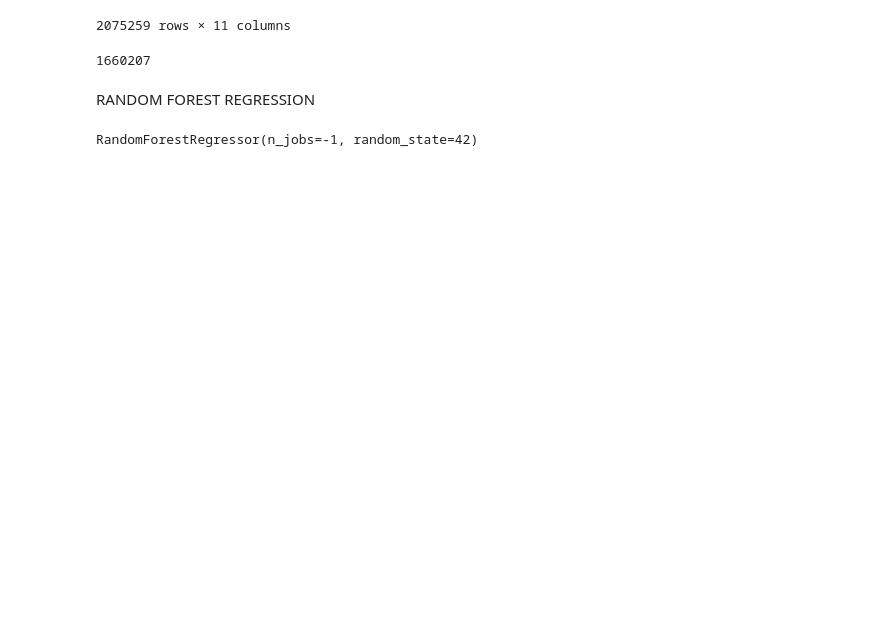
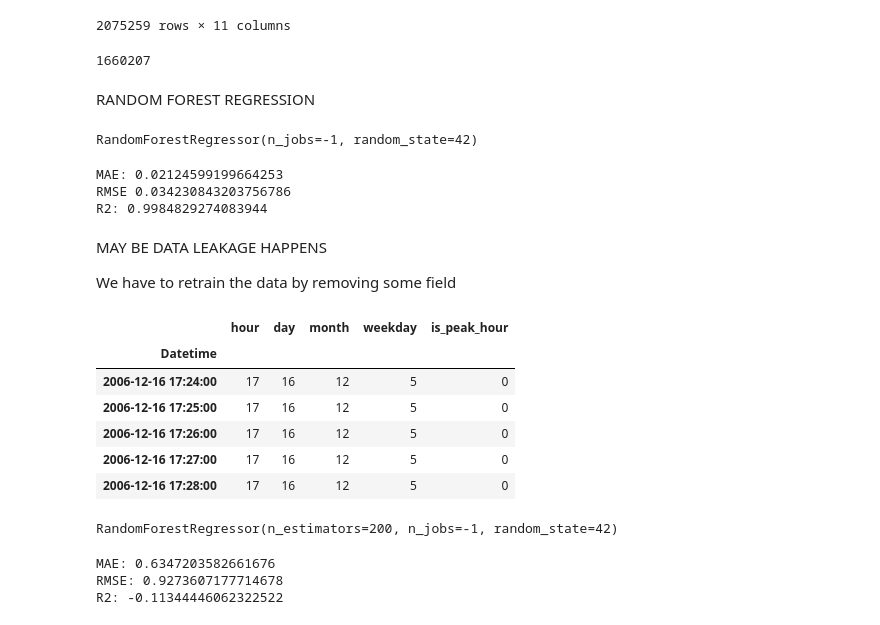
Before and after one commit to mohitgthb/OptiWatt, a Jupyter notebook: notebooks/01_data_preprocessing.ipynb, the cells around one changed output. Saved outputs shown, nothing was run; the diff lists cells and outputs as text; code cells hidden in the pictures; blank space fills up the shorter version.

Commit message:
Data leakage happend, retrain the model

```diff
--- a/notebooks/01_data_preprocessing.ipynb
+++ b/notebooks/01_data_preprocessing.ipynb
@@ -261,3 +261,35 @@ rf = RandomForestRegressor(
 rf.fit(X_train, y_train)
 # %% [output]
 RandomForestRegressor(n_jobs=-1, random_state=42)
+# %%
+from sklearn.metrics import mean_absolute_error, mean_squared_error, r2_score
+import numpy as np
+
+y_pred = rf.predict(X_test)
+
+print("MAE:", mean_absolute_error(y_test, y_pred))
+print("RMSE", np.sqrt(mean_squared_error(y_test, y_pred)))
+print("R2:", r2_score(y_test, y_pred))
+# %% [output]
+MAE: 0.02124599199664253
+RMSE 0.034230843203756786
+R2: 0.9984829274083944
+# %% [markdown]
+MAY BE DATA LEAKAGE HAPPENS
+
+We have to retrain the data by removing some field
+# %%
+feature_cols = ["hour", "day", "month", "weekday", "is_peak_hour"]
+
+X = df[feature_cols]
+y = df["Global_active_power"]
+# %%
+X.head()
+# %% [output]
+|  | hour | day | month | weekday | is_peak_hour |
+| Datetime |  |  |  |  |  |
+| 2006-12-16 17:24:00 | 17 | 16 | 12 | 5 | 0 |
+| 2006-12-16 17:25:00 | 17 | 16 | 12 | 5 | 0 |
+| 2006-12-16 17:26:00 | 17 | 16 | 12 | 5 | 0 |
+| 2006-12-16 17:27:00 | 17 | 16 | 12 | 5 | 0 |
+| 2006-12-16 17:28:00 | 17 | 16 | 12 | 5 | 0 |
@@ -263,0 +301,25 @@ RandomForestRegressor(n_jobs=-1, random_state=42)
+# %%
+from sklearn.ensemble import RandomForestRegressor
+
+rf_clean = RandomForestRegressor(
+    n_estimators=200,
+    random_state=42,
+    n_jobs=-1
+)
+
+rf_clean.fit(X_train, y_train)
+# %% [output]
+RandomForestRegressor(n_estimators=200, n_jobs=-1, random_state=42)
+# %%
+from sklearn.metrics import mean_absolute_error, mean_squared_error, r2_score
+import numpy as np
+
+y_pred = rf_clean.predict(X_test)
+
+print("MAE:", mean_absolute_error(y_test, y_pred))
+print("RMSE:", np.sqrt(mean_squared_error(y_test, y_pred)))
+print("R2:", r2_score(y_test, y_pred))
+# %% [output]
+MAE: 0.6347203582661676
+RMSE: 0.9273607177714678
+R2: -0.11344446062322522
```
Also changed, not shown: parts of 1 cell of this notebook.
